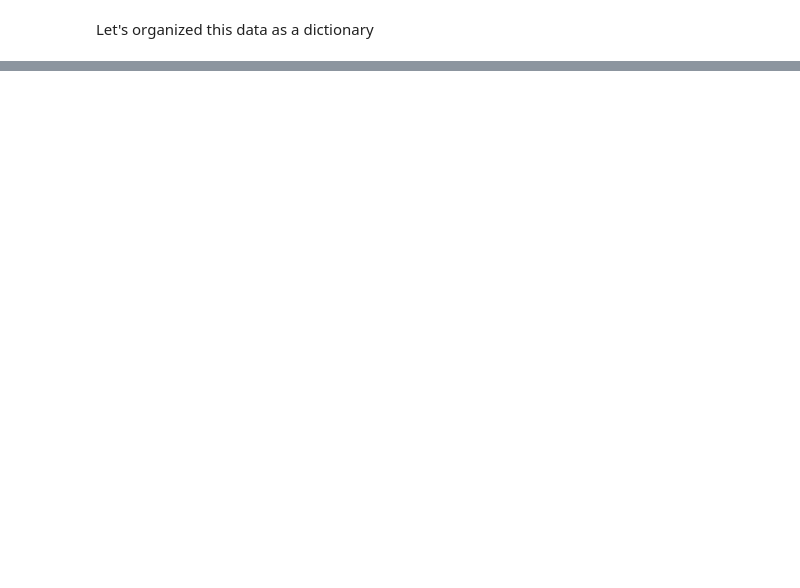
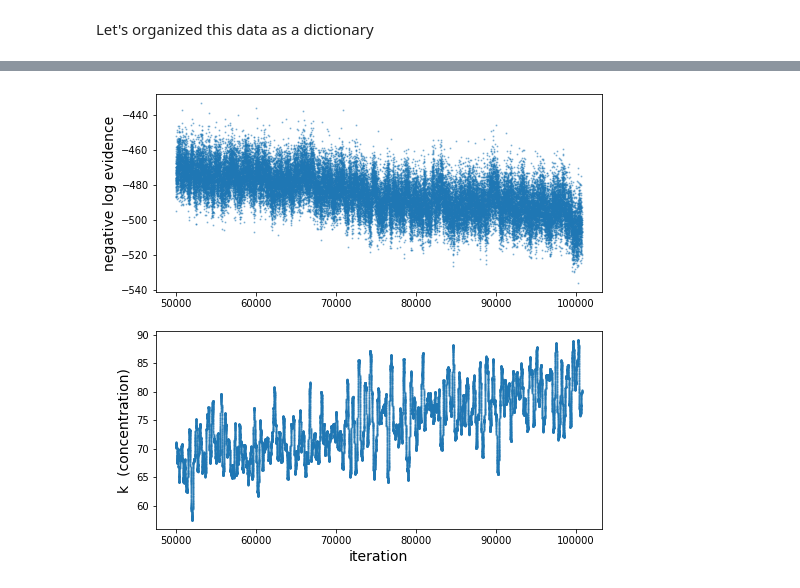
Before and after one commit to LaptopBiologist/gradless, a Jupyter notebook: index.ipynb, the cells around one changed output, grey strips where cells are left out. Cells and saved outputs as stored; diff of their text form; code cells hidden in the pictures; blank space fills up the shorter version.

```diff
--- a/index.ipynb
+++ b/index.ipynb
@@ -766,0 +396,23 @@ Okay, now let's try this again with the noisy likelihood
+# %%
+from gradless.math import arcsinh_transform
+
+starts=numpy.zeros(100)
+start_with_conc=numpy.hstack([starts,[5]])
+#Arcsinh transform the evidence
+model_lk=costs.Model(arcsinh_transform (model_evidence),
+                  data)
+
+update_rule_lk=updates.NADAM(beta1=.99,max_step=.05)
+opt_lk=optimizers.GradientDescent(start_with_conc,model_lk,update_rule_lk,gradient.SPSAGradient([0]*101),
+                               acceptance_rule=updates.BlockWithLocalResiduals(2,100),
+                               param_stepsize = 1, param_stepdecay = .4, param_decay_offset = 0,
+                               grad_stepsize = 1, grad_stepdecay = .2,,seed=0 )
+# %%
+for i in tqdm(range(500)):
+    opt_lk.update_params(gradient_reps=1, block_val=None)
+# %%
+for i in tqdm(range(50000)):
+    opt_lk.update_params(gradient_reps=1, block_val=None)
+# %%
+for i in tqdm(range(50000)):
+    opt_lk.update_params(gradient_reps=1, block_val=None)
@@ -766,0 +446,17 @@ Okay, now let's try this again with the noisy likelihood
+# %%
+#hide_input
+pyplot.figure(figsize=(8,8))
+ax=pyplot.subplot(211)
+pyplot.scatter(numpy.arange(len(opt_lk.cost_history))[50000:],
+            numpy.sinh(opt_lk.cost_history)[50000:], alpha=.4, s=1)
+# pyplot.xscale('log')
+pyplot.ylabel('negative log evidence', size=14)
+ax=pyplot.subplot(212, sharex=ax)
+theta_hist=numpy.array(opt_lk.theta_hist)
+pyplot.plot(numpy.arange(len(opt_lk.cost_history))[50000:],
+            2.**theta_hist[50000:,-1]+2)
+# pyplot.xscale('log')
+pyplot.ylabel('k  (concentration)', size=14)
+xlab=pyplot.xlabel('iteration', size=14)
+# %% [output]
+[figure, added]
```
Also changed, not shown: parts of 150 cells of this notebook, 30 other files.
